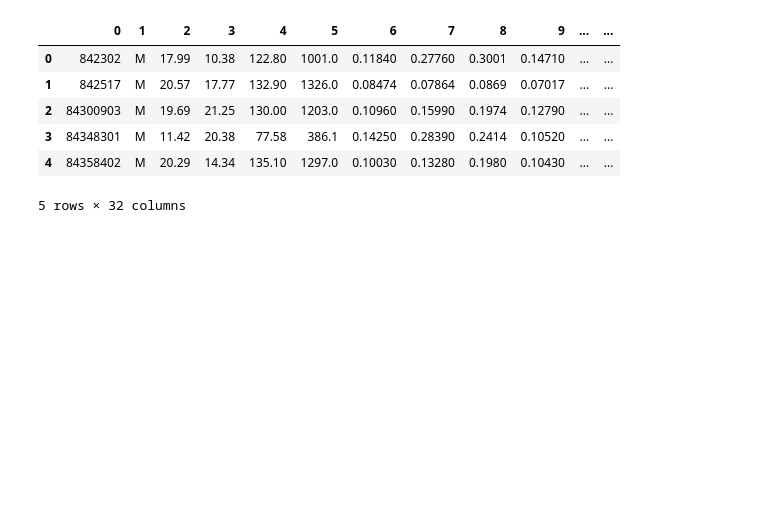
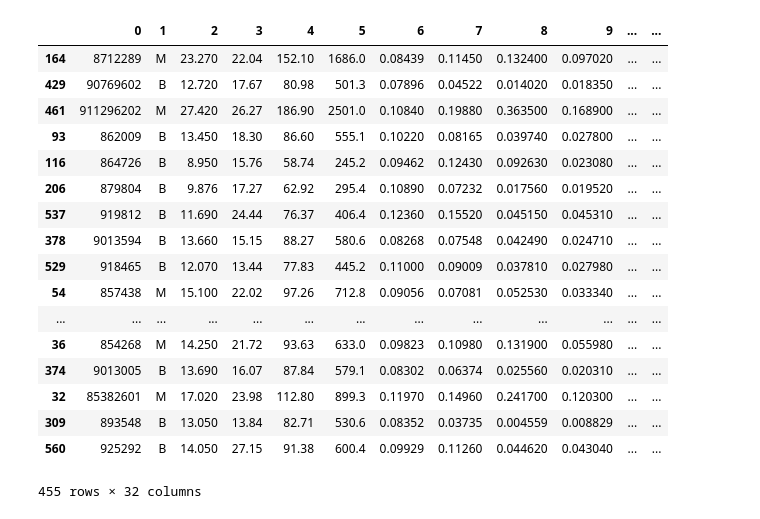
Before and after one commit to Estheray/D-Sigh, a Jupyter notebook: Project_Part_1.ipynb, the cells around one changed output. Saved outputs shown, nothing was run; the diff lists cells and outputs as text; code cells hidden in the pictures; blank space fills up the shorter version.

Commit message:
train test split

```diff
--- a/Project_Part_1.ipynb
+++ b/Project_Part_1.ipynb
@@ -3,12 +5,25 @@ import pandas as pd
 # %%
 breast_cancer_data = pd.read_csv('data.txt', header=None)
-# %%
-breast_cancer_data.head()
-# %% [output]
-|  | 0 | 1 | 2 | 3 | 4 | 5 | 6 | 7 | 8 | 9 | ... | ... |
-| 0 | 842302 | M | 17.99 | 10.38 | 122.80 | 1001.0 | 0.11840 | 0.27760 | 0.3001 | 0.14710 | ... | ... |
-| 1 | 842517 | M | 20.57 | 17.77 | 132.90 | 1326.0 | 0.08474 | 0.07864 | 0.0869 | 0.07017 | ... | ... |
-| 2 | 84300903 | M | 19.69 | 21.25 | 130.00 | 1203.0 | 0.10960 | 0.15990 | 0.1974 | 0.12790 | ... | ... |
-| 3 | 84348301 | M | 11.42 | 20.38 | 77.58 | 386.1 | 0.14250 | 0.28390 | 0.2414 | 0.10520 | ... | ... |
-| 4 | 84358402 | M | 20.29 | 14.34 | 135.10 | 1297.0 | 0.10030 | 0.13280 | 0.1980 | 0.10430 | ... | ... |
-5 rows × 32 columns
+# %%
+train, test = train_test_split(breast_cancer_data, test_size=0.2)
+# %%
+train
+# %% [output]
+|  | 0 | 1 | 2 | 3 | 4 | 5 | 6 | 7 | 8 | 9 | ... | ... |
+| 164 | 8712289 | M | 23.270 | 22.04 | 152.10 | 1686.0 | 0.08439 | 0.11450 | 0.132400 | 0.097020 | ... | ... |
+| 429 | 90769602 | B | 12.720 | 17.67 | 80.98 | 501.3 | 0.07896 | 0.04522 | 0.014020 | 0.018350 | ... | ... |
+| 461 | 911296202 | M | 27.420 | 26.27 | 186.90 | 2501.0 | 0.10840 | 0.19880 | 0.363500 | 0.168900 | ... | ... |
+| 93 | 862009 | B | 13.450 | 18.30 | 86.60 | 555.1 | 0.10220 | 0.08165 | 0.039740 | 0.027800 | ... | ... |
+| 116 | 864726 | B | 8.950 | 15.76 | 58.74 | 245.2 | 0.09462 | 0.12430 | 0.092630 | 0.023080 | ... | ... |
+| 206 | 879804 | B | 9.876 | 17.27 | 62.92 | 295.4 | 0.10890 | 0.07232 | 0.017560 | 0.019520 | ... | ... |
+| 537 | 919812 | B | 11.690 | 24.44 | 76.37 | 406.4 | 0.12360 | 0.15520 | 0.045150 | 0.045310 | ... | ... |
+| 378 | 9013594 | B | 13.660 | 15.15 | 88.27 | 580.6 | 0.08268 | 0.07548 | 0.042490 | 0.024710 | ... | ... |
+| 529 | 918465 | B | 12.070 | 13.44 | 77.83 | 445.2 | 0.11000 | 0.09009 | 0.037810 | 0.027980 | ... | ... |
+| 54 | 857438 | M | 15.100 | 22.02 | 97.26 | 712.8 | 0.09056 | 0.07081 | 0.052530 | 0.033340 | ... | ... |
+| ... | ... | ... | ... | ... | ... | ... | ... | ... | ... | ... | ... | ... |
+| 36 | 854268 | M | 14.250 | 21.72 | 93.63 | 633.0 | 0.09823 | 0.10980 | 0.131900 | 0.055980 | ... | ... |
+| 374 | 9013005 | B | 13.690 | 16.07 | 87.84 | 579.1 | 0.08302 | 0.06374 | 0.025560 | 0.020310 | ... | ... |
+| 32 | 85382601 | M | 17.020 | 23.98 | 112.80 | 899.3 | 0.11970 | 0.14960 | 0.241700 | 0.120300 | ... | ... |
+| 309 | 893548 | B | 13.050 | 13.84 | 82.71 | 530.6 | 0.08352 | 0.03735 | 0.004559 | 0.008829 | ... | ... |
+| 560 | 925292 | B | 14.050 | 27.15 | 91.38 | 600.4 | 0.09929 | 0.11260 | 0.044620 | 0.043040 | ... | ... |
+455 rows × 32 columns
```
Also changed, not shown: parts of 2 cells of this notebook.
